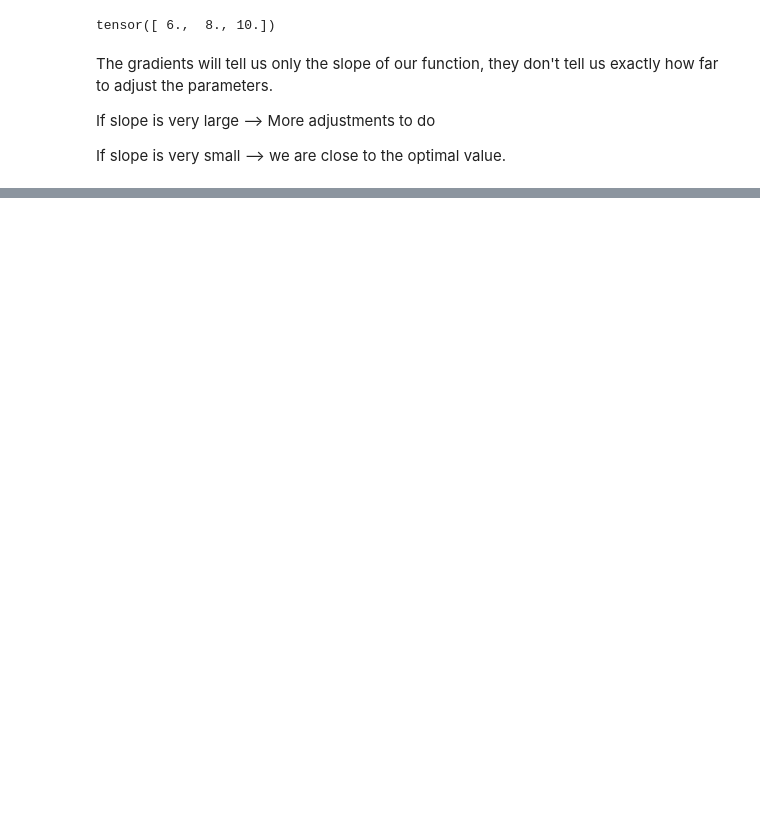
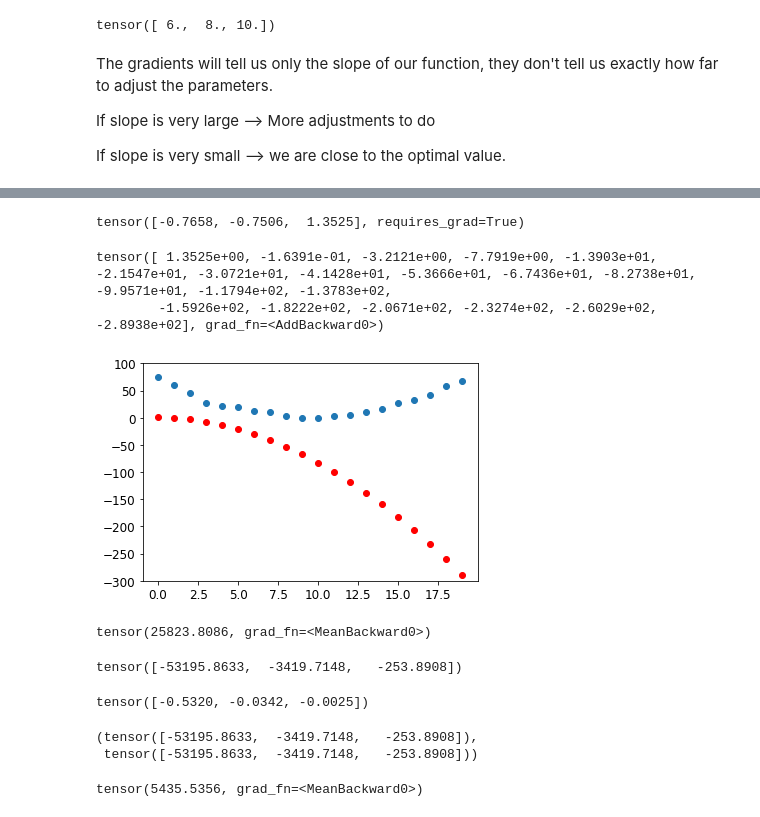
Before and after one commit to ashikshafi08/Learning-Fastai, a Jupyter notebook: Underhood_the_classifier.ipynb, the cells around one changed output, grey strips where cells are left out. Cells and saved outputs as stored; diff of their text form; code cells hidden in the pictures; blank space fills up the shorter version.

```diff
--- a/Underhood_the_classifier.ipynb
+++ b/Underhood_the_classifier.ipynb
@@ -596,0 +666,46 @@ If slope is very small —> we are close to the optimal value.
+# %%
+# Intialize the parameters
+
+params = torch.randn(3).requires_grad_()
+params
+# %% [output]
+tensor([-0.7658, -0.7506,  1.3525], requires_grad=True)
+# %%
+# Calculating the predictions
+
+preds = f(time , params) # Pred function
+preds
+# %% [output]
+tensor([ 1.3525e+00, -1.6391e-01, -3.2121e+00, -7.7919e+00, -1.3903e+01, -2.1547e+01, -3.0721e+01, -4.1428e+01, -5.3666e+01, -6.7436e+01, -8.2738e+01, -9.9571e+01, -1.1794e+02, -1.3783e+02,
+        -1.5926e+02, -1.8222e+02, -2.0671e+02, -2.3274e+02, -2.6029e+02, -2.8938e+02], grad_fn=<AddBackward0>)
+# %%
+# A function to plot both targets and preds to see how close our predictins are
+
+def show_preds(preds , ax=None):
+  if ax is None: ax=plt.subplots()[1]
+  ax.scatter(time , speed)
+  ax.scatter(time , to_np(preds) , color='red')
+  ax.set_ylim(-300 , 100)
+
+show_preds(preds)
+# %% [output]
+[figure, added]
+# %%
+# Calculate the loss
+
+loss = mse(preds , speed)
+loss
+# %% [output]
+tensor(25823.8086, grad_fn=<MeanBackward0>)
+# %%
+# Calculating the gradients
+
+loss.backward()
+params.grad
+# %% [output]
+tensor([-53195.8633,  -3419.7148,   -253.8908])
+# %%
+# Multiplying by a learning rate
+params.grad * 1e-5
+# %% [output]
+tensor([-0.5320, -0.0342, -0.0025])
@@ -596,0 +718,14 @@ If slope is very small —> we are close to the optimal value.
+# %%
+
+params.grad.data , params.grad
+params.data # Is the random value generated (a,b,c) intialized parameters
+# %% [output]
+(tensor([-53195.8633,  -3419.7148,   -253.8908]),
+ tensor([-53195.8633,  -3419.7148,   -253.8908]))
+# %%
+# Seeing if loss has improved
+
+preds = f(time , params)
+mse(preds , speed)
+# %% [output]
+tensor(5435.5356, grad_fn=<MeanBackward0>)
```
Also changed, not shown: parts of 22 cells of this notebook.
